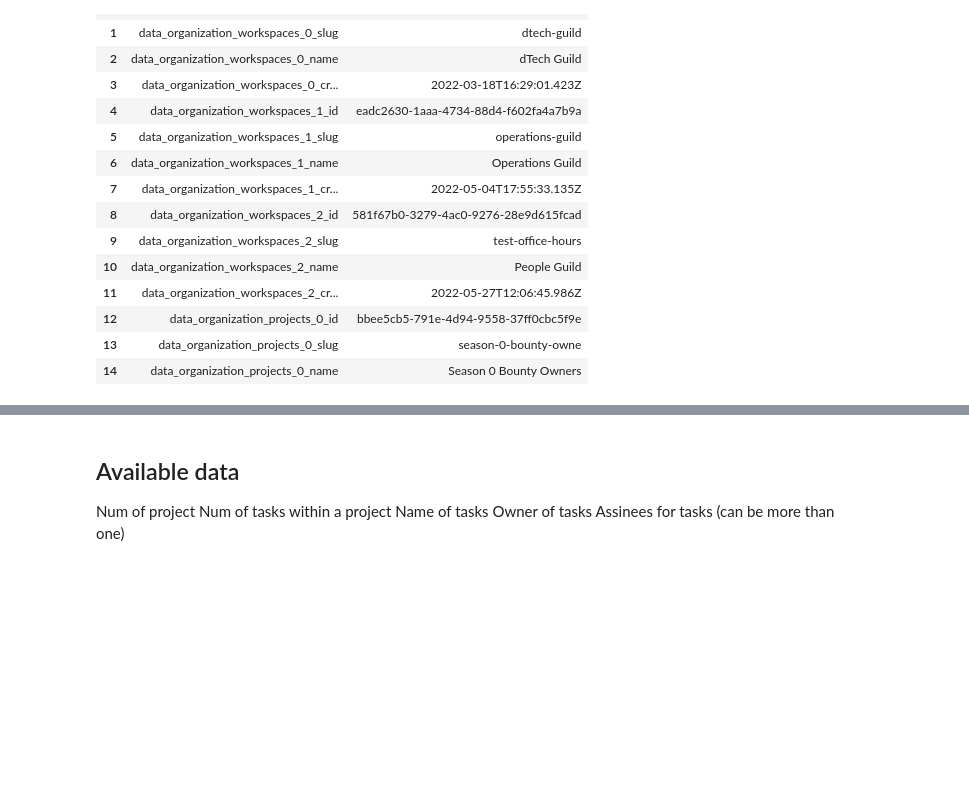
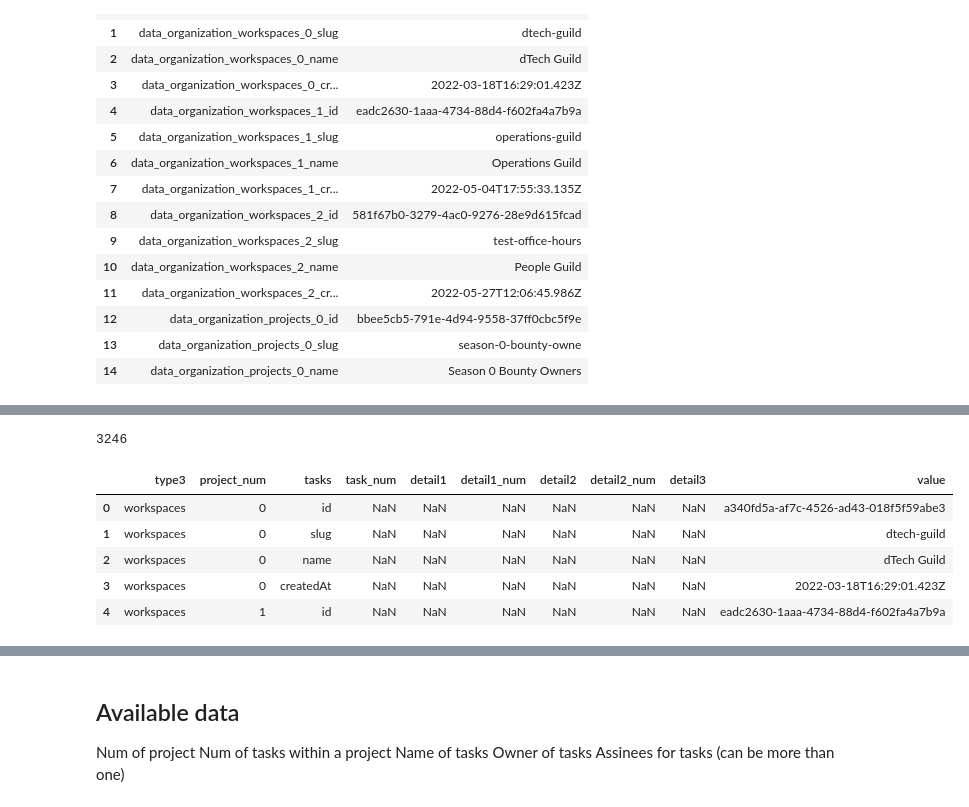
Before and after one commit to kimsammie/DeWork, a Jupyter notebook: dework.ipynb, the cells around one changed output, grey strips where cells are left out. Drawn from its saved outputs; the diff is of its cells as text; code cells hidden in the pictures; blank space fills up the shorter version.

```diff
--- a/dework.ipynb
+++ b/dework.ipynb
@@ -126,3 +126,14 @@ df.head(50)
 #         return column_1[:26]
 
 # df['type'] = df.apply(lambda row: new_value(row.field), axis = 1)
+# %%
+print(len(df_))
+df_.head()
+# %% [output]
+3246
+|  | type3 | project_num | tasks | task_num | detail1 | detail1_num | detail2 | detail2_num | detail3 | value |
+| 0 | workspaces | 0 | id | NaN | NaN | NaN | NaN | NaN | NaN | a340fd5a-af7c-4526-ad43-018f5f59abe3 |
+| 1 | workspaces | 0 | slug | NaN | NaN | NaN | NaN | NaN | NaN | dtech-guild |
+| 2 | workspaces | 0 | name | NaN | NaN | NaN | NaN | NaN | NaN | dTech Guild |
+| 3 | workspaces | 0 | createdAt | NaN | NaN | NaN | NaN | NaN | NaN | 2022-03-18T16:29:01.423Z |
+| 4 | workspaces | 1 | id | NaN | NaN | NaN | NaN | NaN | NaN | eadc2630-1aaa-4734-88d4-f602fa4a7b9a |
```
Also changed, not shown: parts of 22 cells of this notebook.
